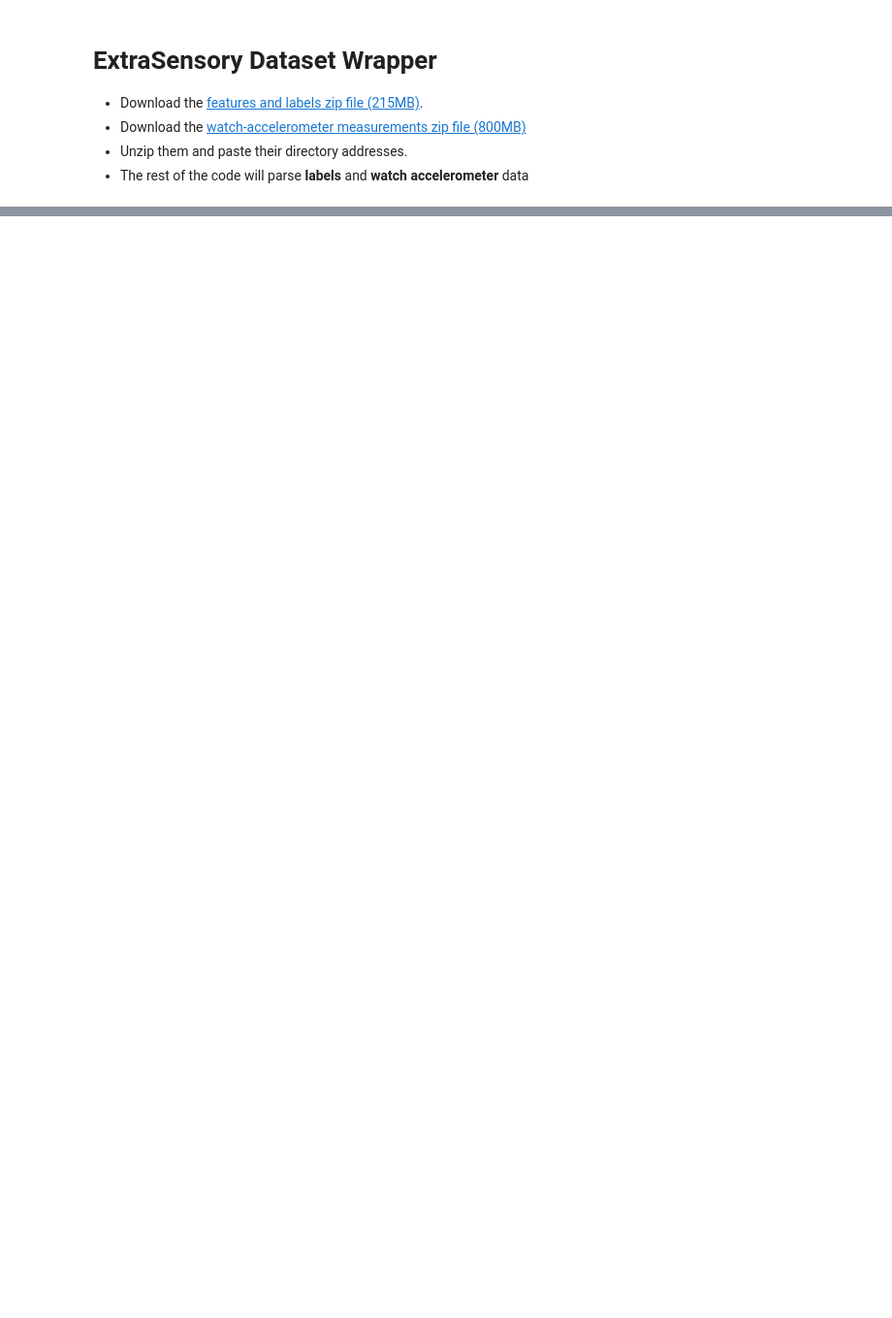
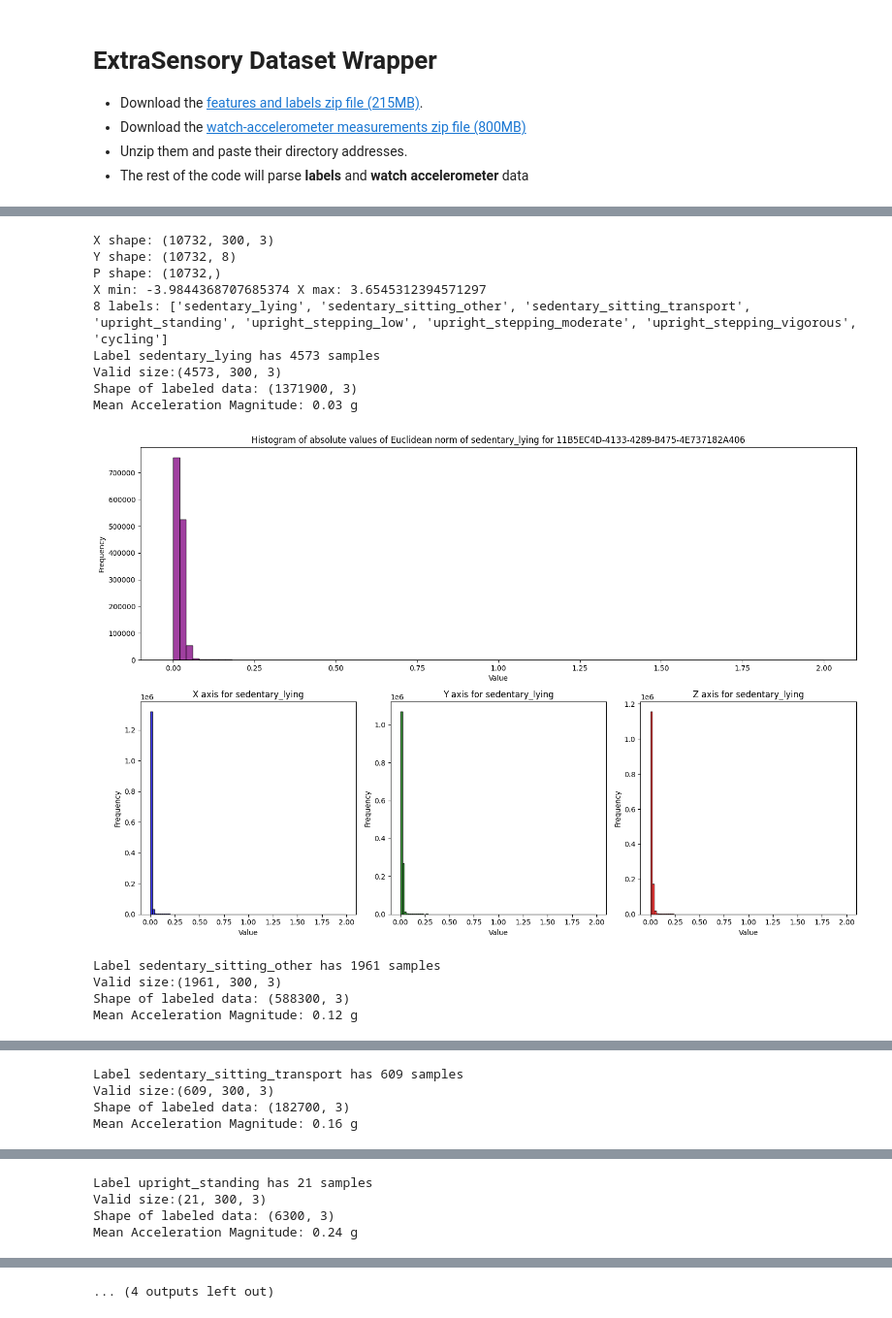
Before and after one commit to h-khayami/ssl-wearables, a Jupyter notebook: data_parsing/ExtraSensory_time_series_wrapper-final.ipynb, the cells around one changed output, grey strips where cells are left out. Shown at 97% size. Cells and saved outputs as stored; diff of their text form; code cells hidden in the pictures; blank space fills up the shorter version.

```diff
--- a/data_parsing/ExtraSensory_time_series_wrapper-final.ipynb
+++ b/data_parsing/ExtraSensory_time_series_wrapper-final.ipynb
@@ -125,0 +463,71 @@ F50235E0-DD67-4F2A-B00B-1F31ADA998B9
+# %%
+if (CHECK_DATA):
+    print("X shape:", X.shape)
+    print("Y shape:", Y.shape)
+    print("P shape:", P.shape)
+    print("X min:", X.min(),"X max:", X.max())
+    import matplotlib.pyplot as plt
+    labels = list(label_mapping.keys())
+    num_labels = Y.shape[1]
+    print(f"{num_labels} labels: {labels}")
+    colors = ['b', 'g', 'r']
+    for label in range(num_labels):
+        label_indices = np.where(Y[:, label] == 1)[0]
+        print(f"Label {labels[label]} has {len(label_indices)} samples")
+        label_data = X[label_indices]
+        # Find windows that contain any NaN
+        valid_windows_mask = ~np.isnan(label_data).any(axis=(1, 2))  # Shape (N,)
+        # Filter only valid windows
+        accel_valid = label_data[valid_windows_mask]  # Shape (N_valid, 300, 3)
+        # Compute norm and mean
+        # accel_magnitude = np.linalg.norm(accel_valid, axis=2)
+        # mean_magnitude_per_window = np.mean(accel_magnitude, axis=1)
+
+        print(f"Valid size:{accel_valid.shape}")
+        label_data = accel_valid.reshape(-1, 3)
+        # Calculate the Euclidean norm of the 3 axes
+        print(f"Shape of labeled data: {label_data.shape}")
+        # label_data = label_data * 9.81 / 1000 #convert from milli-g to m/s²
+
+        euclidean_norm = np.linalg.norm(label_data, axis=1)
+        # Compute the mean magnitude
+        mean_magnitude = np.mean(euclidean_norm, axis=0)
+
+        print(f"Mean Acceleration Magnitude: {mean_magnitude:.2f} g")
+        # Create a 2x3 grid for subplots
+        plt.figure(figsize=(15, 10))
+        # Plot the histogram of the Euclidean norm
+        plt.subplot(2, 3, (1, 3))
+        # Plot the histogram of the Euclidean norm
+        plt.hist(euclidean_norm, bins=100, alpha=0.75,color='purple', edgecolor='black', range=(0, 2))
+        plt.title(f'Histogram of absolute values of Euclidean norm of {labels[label]} for {Pid_tocheck}')
+        plt.xlabel('Value')
+        plt.ylabel('Frequency')
+        for i, axis in enumerate(['X', 'Y', 'Z']):
+            plt.subplot(2, 3, i + 4)
+            plt.hist(np.abs(label_data[:, i]), bins=100, alpha=0.75, color=colors[i], edgecolor='black', range=(0, 2))
+            plt.title(f'{axis} axis for {labels[label]}')
+            plt.xlabel('Value')
+            plt.ylabel('Frequency')
+        plt.tight_layout()
+        # Save the figure
+        plot_dir = os.path.join("../plots/imgs/")
+        os.makedirs(plot_dir, exist_ok=True)
+        plt.savefig(os.path.join(plot_dir, f"ExtraSensory Lin Accel hist_{labels[label]}.png"))
+        plt.show()
+        plt.close()
+# %% [output]
+X shape: (10732, 300, 3)
+Y shape: (10732, 8)
+P shape: (10732,)
+X min: -3.9844368707685374 X max: 3.6545312394571297
+8 labels: ['sedentary_lying', 'sedentary_sitting_other', 'sedentary_sitting_transport', 'upright_standing', 'upright_stepping_low', 'upright_stepping_moderate', 'upright_stepping_vigorous', 'cycling']
+Label sedentary_lying has 4573 samples
+Valid size:(4573, 300, 3)
+Shape of labeled data: (1371900, 3)
+Mean Acceleration Magnitude: 0.03 g
+[figure, added]
+Label sedentary_sitting_other has 1961 samples
+Valid size:(1961, 300, 3)
+Shape of labeled data: (588300, 3)
+Mean Acceleration Magnitude: 0.12 g
@@ -125,0 +535,4 @@ F50235E0-DD67-4F2A-B00B-1F31ADA998B9
+Label sedentary_sitting_transport has 609 samples
+Valid size:(609, 300, 3)
+Shape of labeled data: (182700, 3)
+Mean Acceleration Magnitude: 0.16 g
@@ -125,0 +540,4 @@ F50235E0-DD67-4F2A-B00B-1F31ADA998B9
+Label upright_standing has 21 samples
+Valid size:(21, 300, 3)
+Shape of labeled data: (6300, 3)
+Mean Acceleration Magnitude: 0.24 g
@@ -126,3 +555,4 @@ F50235E0-DD67-4F2A-B00B-1F31ADA998B9
+... (4 outputs left out)
 # %%
 ts_files = os.listdir(processed_path)
 df = pd.read_csv(processed_path + "/" + ts_files[0])
```
Also changed, not shown: parts of 16 cells of this notebook.
